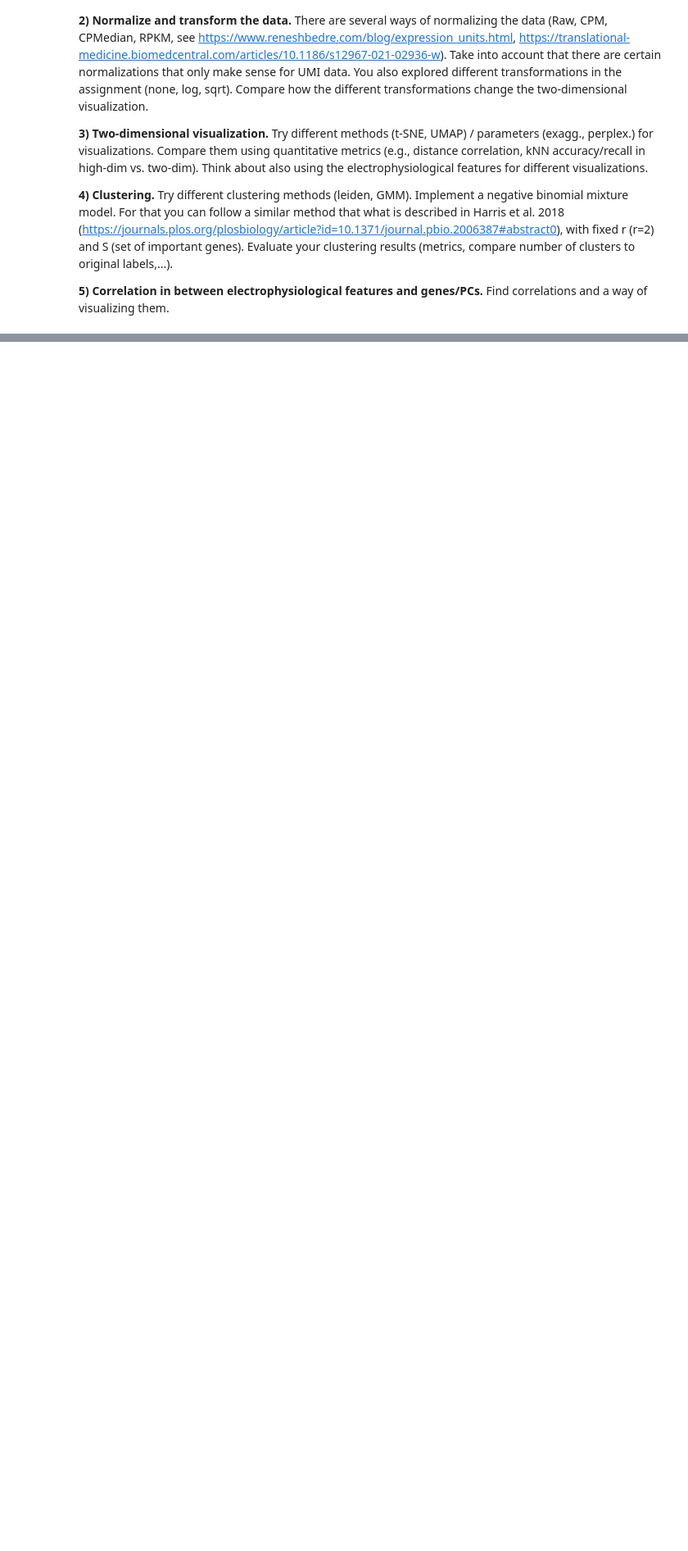
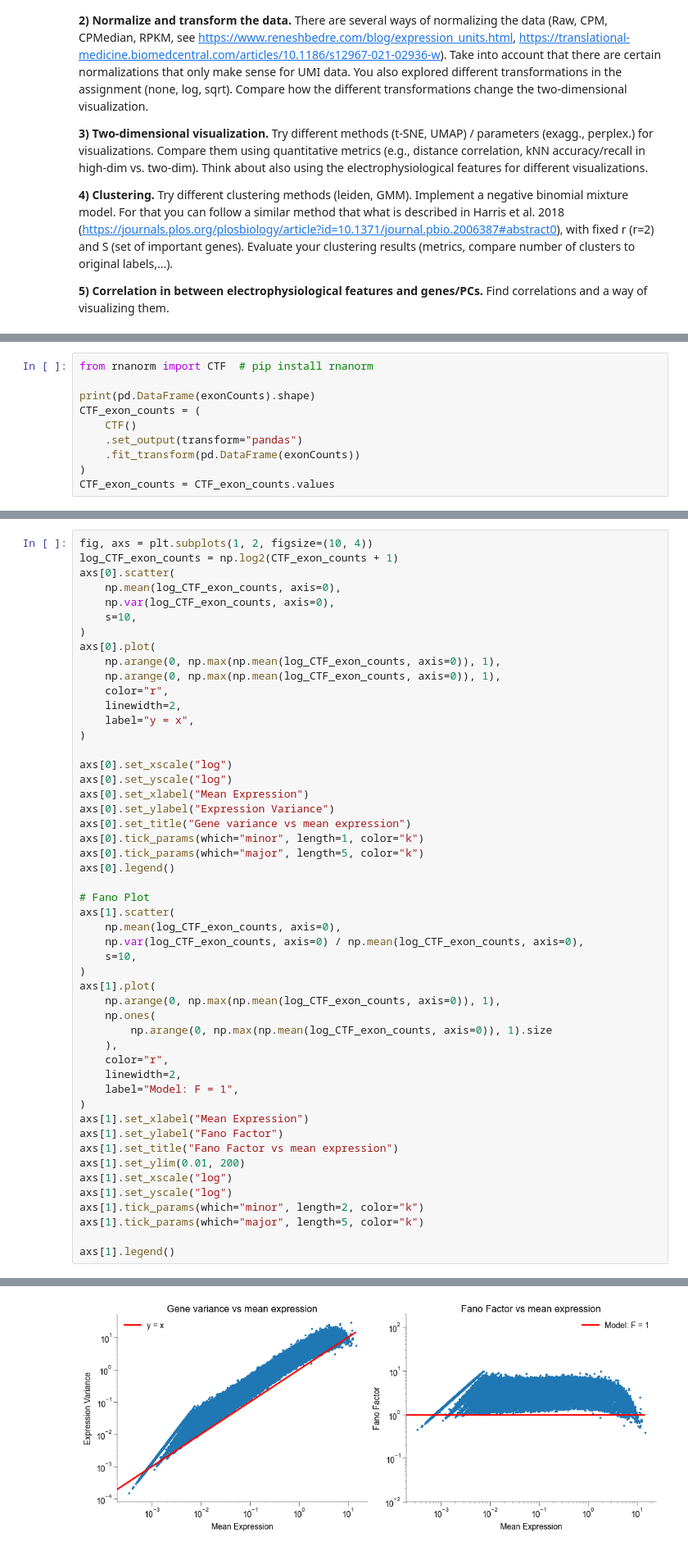
Before and after one commit to dtc103/neural-data-science-project, a Jupyter notebook: notebooks/practical03.ipynb, the cells around one changed output, grey strips where cells are left out. Shown at 82% size. Cells and saved outputs as stored; diff of their text form; blank space fills up the shorter version.

```diff
--- a/notebooks/practical03.ipynb
+++ b/notebooks/practical03.ipynb
@@ -226,0 +414,10 @@ np.sum(np.isnan(ephysData_filtered))
+# %%
+from rnanorm import CTF  # pip install rnanorm
+
+print(pd.DataFrame(exonCounts).shape)
+CTF_exon_counts = (
+    CTF()
+    .set_output(transform="pandas")
+    .fit_transform(pd.DataFrame(exonCounts))
+)
+CTF_exon_counts = CTF_exon_counts.values
@@ -226,0 +426,51 @@ np.sum(np.isnan(ephysData_filtered))
+# %%
+fig, axs = plt.subplots(1, 2, figsize=(10, 4))
+log_CTF_exon_counts = np.log2(CTF_exon_counts + 1)
+axs[0].scatter(
+    np.mean(log_CTF_exon_counts, axis=0),
+    np.var(log_CTF_exon_counts, axis=0),
+    s=10,
+)
+axs[0].plot(
+    np.arange(0, np.max(np.mean(log_CTF_exon_counts, axis=0)), 1),
+    np.arange(0, np.max(np.mean(log_CTF_exon_counts, axis=0)), 1),
+    color="r",
+    linewidth=2,
+    label="y = x",
+)
+
+axs[0].set_xscale("log")
+axs[0].set_yscale("log")
+axs[0].set_xlabel("Mean Expression")
+axs[0].set_ylabel("Expression Variance")
+axs[0].set_title("Gene variance vs mean expression")
+axs[0].tick_params(which="minor", length=1, color="k")
+axs[0].tick_params(which="major", length=5, color="k")
+axs[0].legend()
+
+# Fano Plot
+axs[1].scatter(
+    np.mean(log_CTF_exon_counts, axis=0),
+    np.var(log_CTF_exon_counts, axis=0) / np.mean(log_CTF_exon_counts, axis=0),
+    s=10,
+)
+axs[1].plot(
+    np.arange(0, np.max(np.mean(log_CTF_exon_counts, axis=0)), 1),
+    np.ones(
+        np.arange(0, np.max(np.mean(log_CTF_exon_counts, axis=0)), 1).size
+    ),
+    color="r",
+    linewidth=2,
+    label="Model: F = 1",
+)
+axs[1].set_xlabel("Mean Expression")
+axs[1].set_ylabel("Fano Factor")
+axs[1].set_title("Fano Factor vs mean expression")
+axs[1].set_ylim(0.01, 200)
+axs[1].set_xscale("log")
+axs[1].set_yscale("log")
+axs[1].tick_params(which="minor", length=2, color="k")
+axs[1].tick_params(which="major", length=5, color="k")
+
+axs[1].legend()
+# %% [output]
@@ -226,0 +478 @@ np.sum(np.isnan(ephysData_filtered))
+[figure, added]
```
Also changed, not shown: parts of 31 cells of this notebook.
